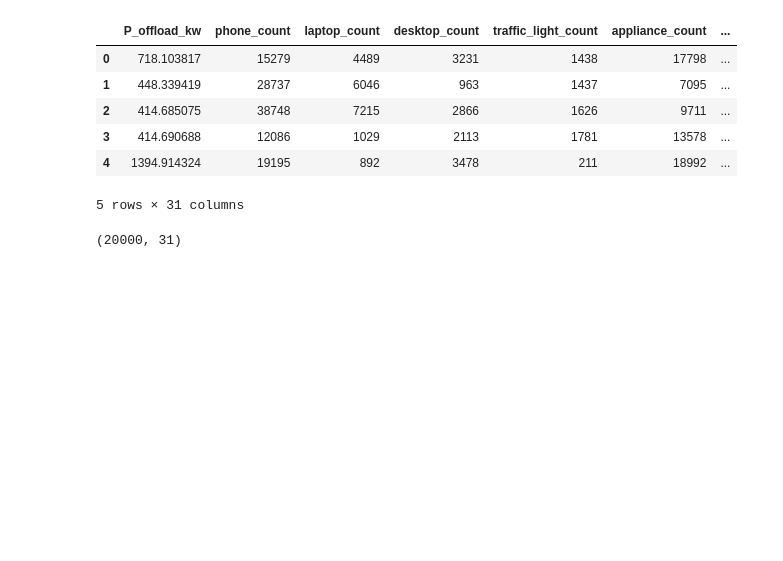
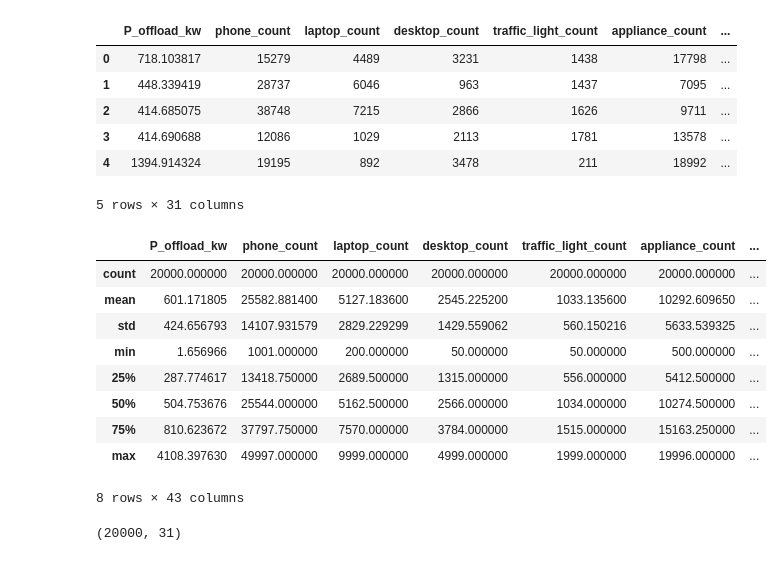
Before and after one commit to SpicyNachos03/ugahacks-11, a Jupyter notebook: backend/models/FedLearningAIModel.ipynb, the cells around one changed output. Saved outputs shown, nothing was run; the diff lists cells and outputs as text; code cells hidden in the pictures; blank space fills up the shorter version.

```diff
--- a/backend/models/FedLearningAIModel.ipynb
+++ b/backend/models/FedLearningAIModel.ipynb
@@ -382,6 +412,19 @@ data.head()
 | 3 | 414.690688 | 12086 | 1029 | 2113 | 1781 | 13578 | ... |
 | 4 | 1394.914324 | 19195 | 892 | 3478 | 211 | 18992 | ... |
 5 rows × 31 columns
+# %%
+data.describe()
+# %% [output]
+|  | P_offload_kw | phone_count | laptop_count | desktop_count | traffic_light_count | appliance_count | ... |
+| count | 20000.000000 | 20000.000000 | 20000.000000 | 20000.000000 | 20000.000000 | 20000.000000 | ... |
+| mean | 601.171805 | 25582.881400 | 5127.183600 | 2545.225200 | 1033.135600 | 10292.609650 | ... |
+| std | 424.656793 | 14107.931579 | 2829.229299 | 1429.559062 | 560.150216 | 5633.539325 | ... |
+| min | 1.656966 | 1001.000000 | 200.000000 | 50.000000 | 50.000000 | 500.000000 | ... |
+| 25% | 287.774617 | 13418.750000 | 2689.500000 | 1315.000000 | 556.000000 | 5412.500000 | ... |
+| 50% | 504.753676 | 25544.000000 | 5162.500000 | 2566.000000 | 1034.000000 | 10274.500000 | ... |
+| 75% | 810.623672 | 37797.750000 | 7570.000000 | 3784.000000 | 1515.000000 | 15163.250000 | ... |
+| max | 4108.397630 | 49997.000000 | 9999.000000 | 4999.000000 | 1999.000000 | 19996.000000 | ... |
+8 rows × 43 columns
 # %%
 data.shape
 # %% [output]
```
Also changed, not shown: parts of 19 cells of this notebook, 3 other files.
